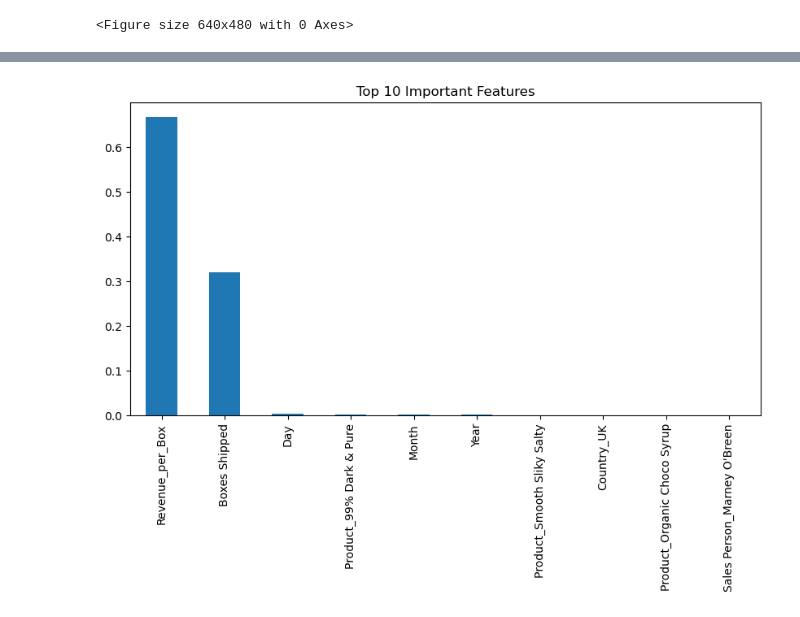
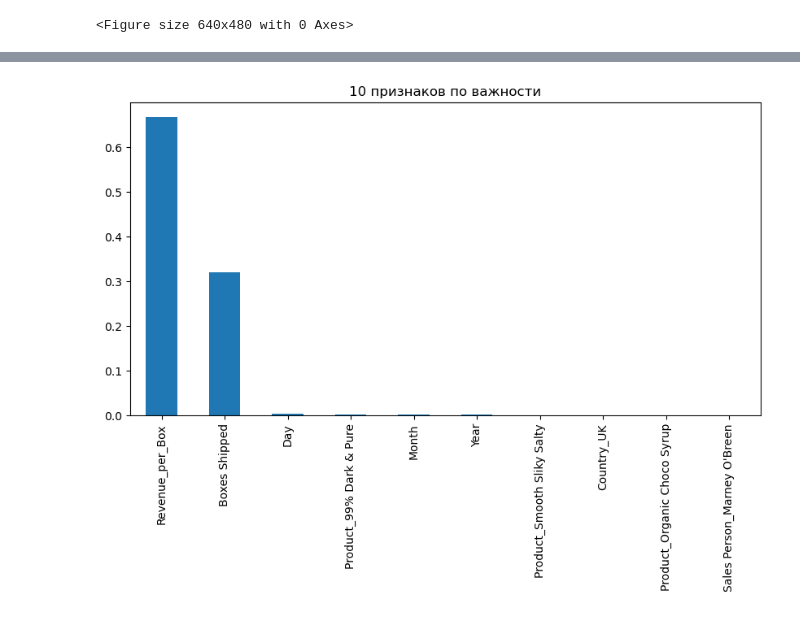
Before and after one commit to t1ber7/-, a Jupyter notebook: 4.5_course/chocolate-sales.ipynb, the cells around one changed output, grey strips where cells are left out. Drawn from its saved outputs; the diff is of its cells as text; code cells hidden in the pictures.

```diff
--- a/4.5_course/chocolate-sales.ipynb
+++ b/4.5_course/chocolate-sales.ipynb
@@ -446,14 +620,14 @@ plt.show()
 # %%
 importances = pd.Series(
 rf.feature_importances_,
 index=X.columns
 ).sort_values(ascending=False)
 
 
 importances.head(10)
 plt.figure(figsize=(10,5))
 importances.head(10).plot(kind='bar')
-plt.title('Top 10 Important Features')
+plt.title('10 признаков по важности')
 plt.show()
 # %% [output]
-[figure, old version]
+[figure, new version]
```
Also changed, not shown: parts of 22 cells of this notebook.
